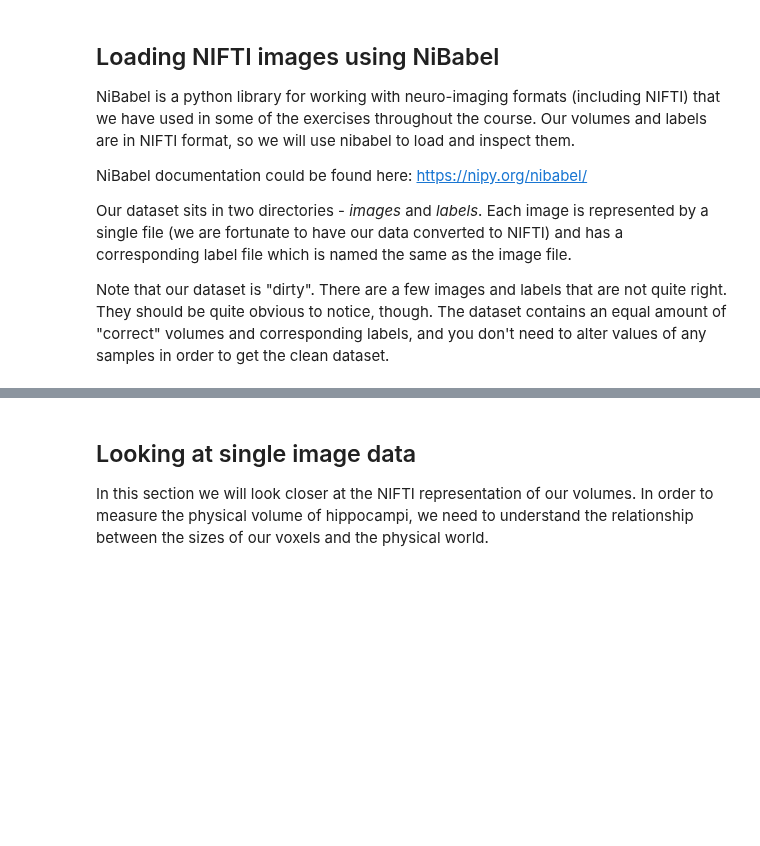
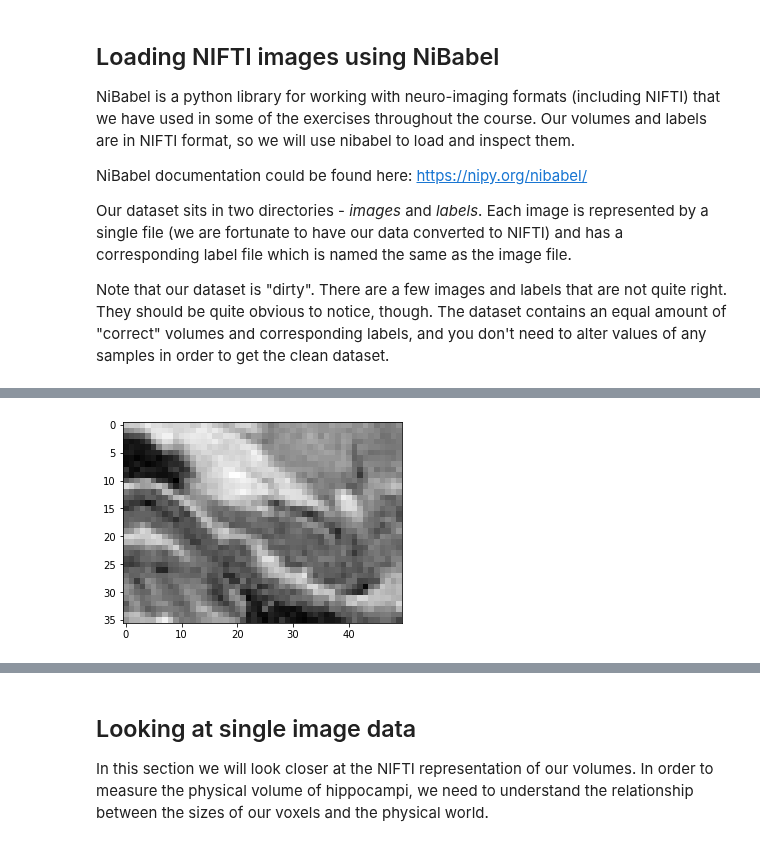
Before and after one commit to smuchuchuti/Final-Project-EDA, a Jupyter notebook: Final Project EDA.ipynb, the cells around one changed output, grey strips where cells are left out. Cells and saved outputs as stored; diff of their text form; code cells hidden in the pictures; blank space fills up the shorter version.

```diff
--- a/Final Project EDA.ipynb
+++ b/Final Project EDA.ipynb
@@ -164,0 +115,6 @@ Load volume into 3D Slicer to validate that your visualization is correct and ge
+# %%
+# Let's visualize sagittal cross-section at cut 10 (we will use rot90 since we want to orient the image it properly)
+plt.rcParams["figure.figsize"] = (5,5)
+plt.imshow(np.rot90(image.get_fdata()[10,:,:]), cmap = "gray");
+# %% [output]
+[figure, added]
```
Also changed, not shown: parts of 70 cells of this notebook.
